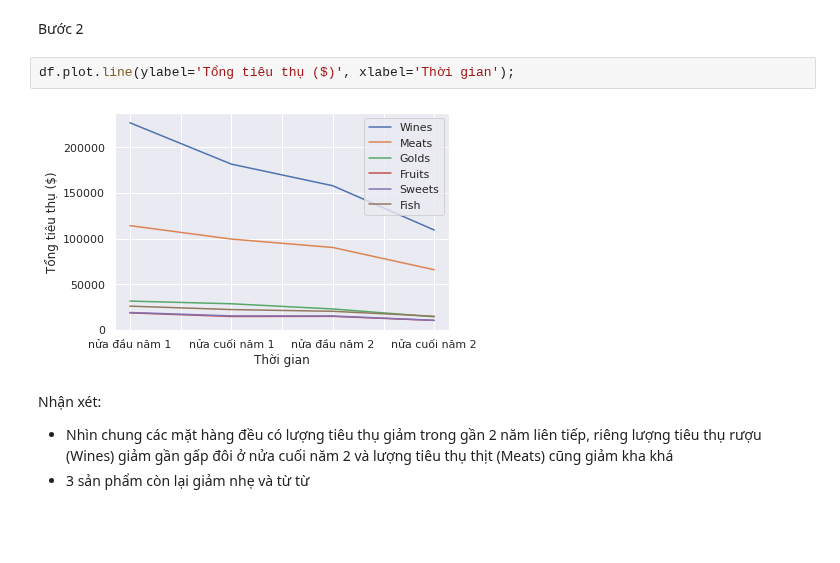
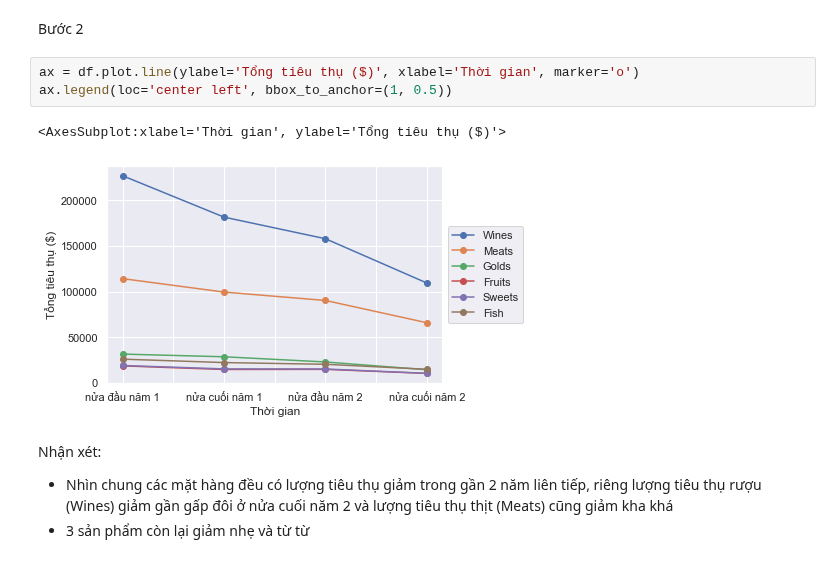
Before and after one commit to ngminhluong/CDS-EndTerm, a Jupyter notebook: Main.ipynb, the cells around one changed output. Drawn from its saved outputs; the diff is of its cells as text; blank space fills up the shorter version.

Commit message:
nâng cấp graph + add câu 7

```diff
--- a/Main.ipynb
+++ b/Main.ipynb
@@ -520,9 +521,11 @@ df
 # %% [markdown]
 Bước 2
 # %%
-df.plot.line(ylabel='Tổng tiêu thụ ($)', xlabel='Thời gian');
+ax = df.plot.line(ylabel='Tổng tiêu thụ ($)', xlabel='Thời gian', marker='o')
+ax.legend(loc='center left', bbox_to_anchor=(1, 0.5))
 # %% [output]
+<AxesSubplot:xlabel='Thời gian', ylabel='Tổng tiêu thụ ($)'>
-[figure, old version]
+[figure, new version]
 # %% [markdown]
 Nhận xét:
 - Nhìn chung các mặt hàng đều có lượng tiêu thụ giảm trong gần 2 năm liên tiếp, riêng lượng tiêu thụ rượu (Wines) giảm gần gấp đôi ở nửa cuối năm 2 và lượng tiêu thụ thịt (Meats) cũng giảm kha khá
```
Also changed, not shown: parts of 27 cells of this notebook.
